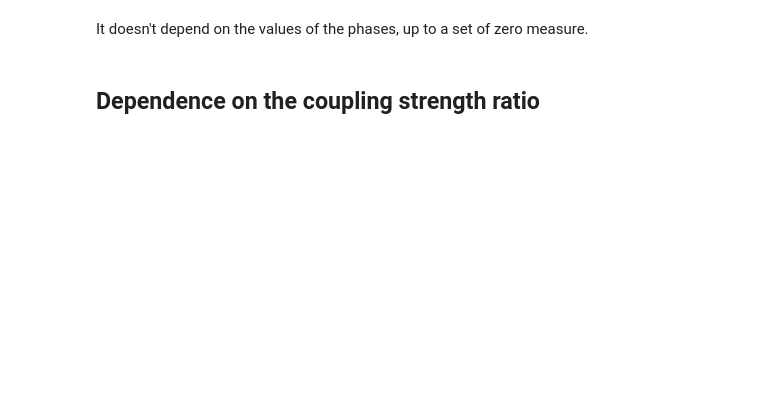
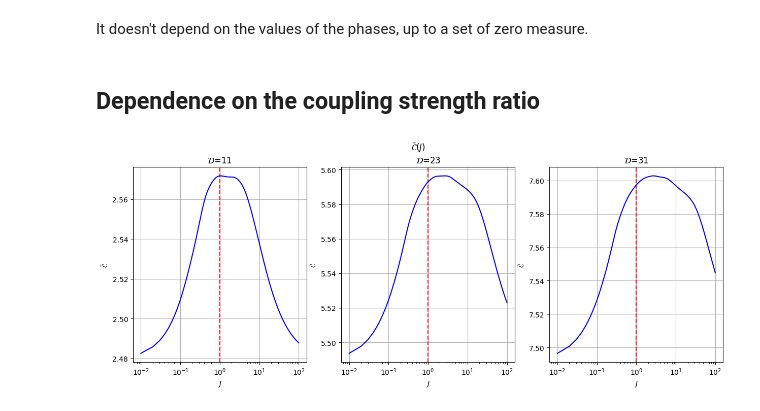
Before and after one commit to erricottaro/Krylov_complexity_on_circulant_graphs, a Jupyter notebook: circulant.ipynb, the cells around one changed output. Cells and saved outputs as stored; diff of their text form; code cells hidden in the pictures; blank space fills up the shorter version.

```diff
--- a/circulant.ipynb
+++ b/circulant.ipynb
@@ -469,0 +503,21 @@ It doesn't depend on the values of the phases, up to a set of zero measure.
+# %%
+fig, axx = plt.subplots(1,3, figsize=(15,5))
+
+fig.suptitle(r"$\bar{\mathcal{C}}(J)$")
+
+for i in range(axx.size):
+    ax = axx[i]
+
+    ax.grid(True)
+    ax.set_xlabel(r"$J$")
+    ax.set_ylabel(r"$\bar{\mathcal{C}}$")
+    ax.set_title("$\mathcal{D}$="+f"{dims[i]}")
+    ax.set_xscale('log')
+
+    ax.axvline(x=1.0, color='red', linestyle='--')
+
+    y = complexities[i]
+
+    ax.plot(js, y, linestyle='-', color='blue')
+# %% [output]
+[figure, added]
```
Also changed, not shown: parts of 2 cells of this notebook.
